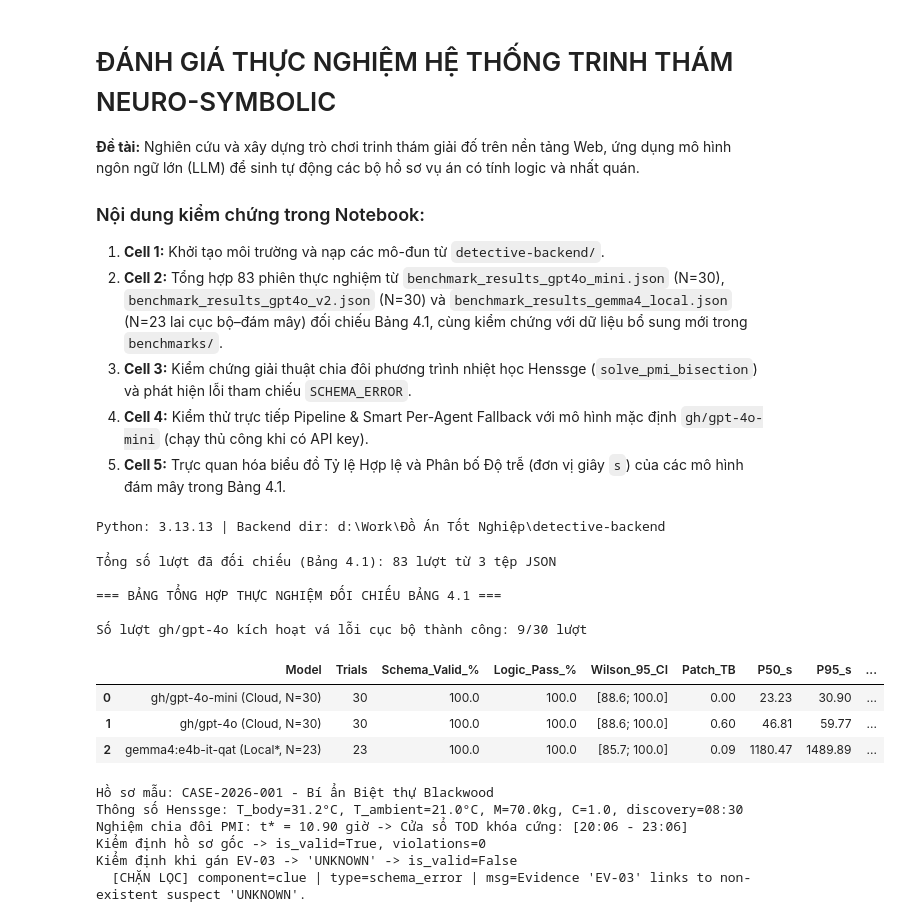
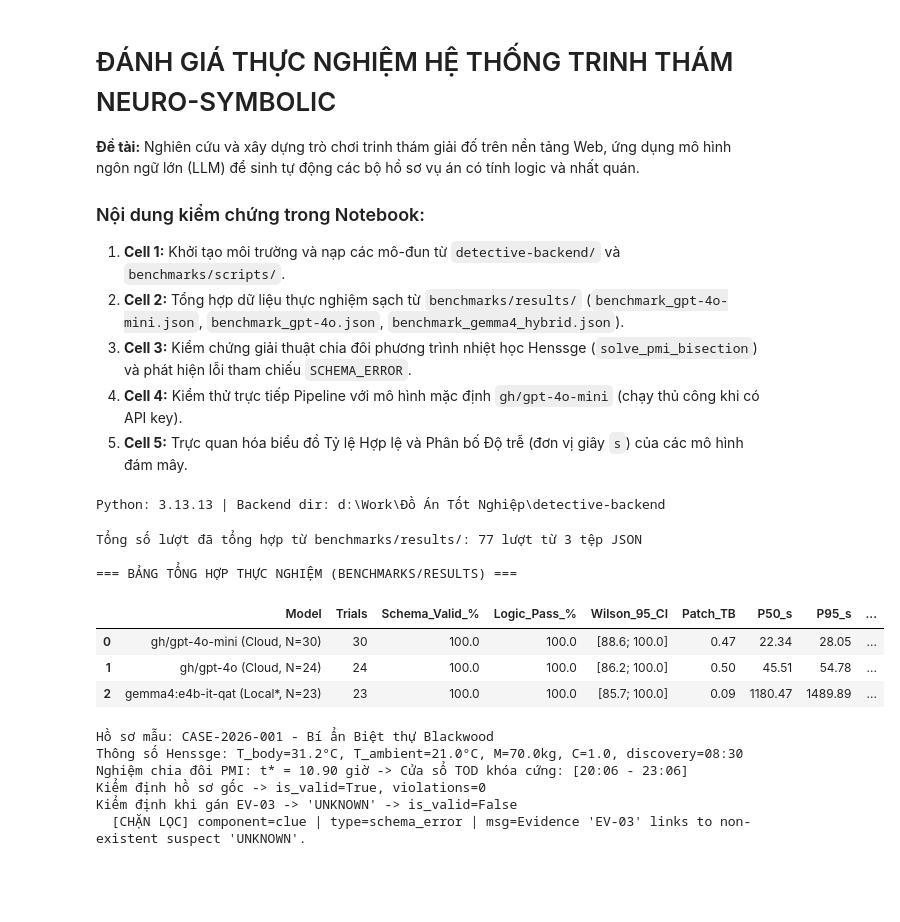
Before and after one commit to NNgocCongAnh/graduation-project, a Jupyter notebook: benchmark_evaluation.ipynb, the cells around one changed output. Cells and saved outputs as stored; diff of their text form; code cells hidden in the pictures; blank space fills up the shorter version.

```diff
--- a/benchmark_evaluation.ipynb
+++ b/benchmark_evaluation.ipynb
@@ -4,11 +4,11 @@
 **Đề tài:** Nghiên cứu và xây dựng trò chơi trinh thám giải đố trên nền tảng Web, ứng dụng mô hình ngôn ngữ lớn (LLM) để sinh tự động các bộ hồ sơ vụ án có tính logic và nhất quán.
 
 ### Nội dung kiểm chứng trong Notebook:
-1. **Cell 1:** Khởi tạo môi trường và nạp các mô-đun từ `detective-backend/`.
-2. **Cell 2:** Tổng hợp 83 phiên thực nghiệm từ `benchmark_results_gpt4o_mini.json` (N=30), `benchmark_results_gpt4o_v2.json` (N=30) và `benchmark_results_gemma4_local.json` (N=23 lai cục bộ–đám mây) đối chiếu Bảng 4.1, cùng kiểm chứng với dữ liệu bổ sung mới trong `benchmarks/`.
+1. **Cell 1:** Khởi tạo môi trường và nạp các mô-đun từ `detective-backend/` và `benchmarks/scripts/`.
+2. **Cell 2:** Tổng hợp dữ liệu thực nghiệm sạch từ `benchmarks/results/` (`benchmark_gpt-4o-mini.json`, `benchmark_gpt-4o.json`, `benchmark_gemma4_hybrid.json`).
 3. **Cell 3:** Kiểm chứng giải thuật chia đôi phương trình nhiệt học Henssge (`solve_pmi_bisection`) và phát hiện lỗi tham chiếu `SCHEMA_ERROR`.
-4. **Cell 4:** Kiểm thử trực tiếp Pipeline & Smart Per-Agent Fallback với mô hình mặc định `gh/gpt-4o-mini` (chạy thủ công khi có API key).
-5. **Cell 5:** Trực quan hóa biểu đồ Tỷ lệ Hợp lệ và Phân bố Độ trễ (đơn vị giây `s`) của các mô hình đám mây trong Bảng 4.1.
+4. **Cell 4:** Kiểm thử trực tiếp Pipeline với mô hình mặc định `gh/gpt-4o-mini` (chạy thủ công khi có API key).
+5. **Cell 5:** Trực quan hóa biểu đồ Tỷ lệ Hợp lệ và Phân bố Độ trễ (đơn vị giây `s`) của các mô hình đám mây.
 # %%
 import os
 import sys
@@ -20,11 +20,14 @@ import pandas as pd
 import matplotlib.pyplot as plt
 import numpy as np
 
-# Gắn đường dẫn tới thư mục backend để chạy trực tiếp từ thư mục gốc
+# Gắn đường dẫn tới detective-backend và benchmarks/scripts để chạy từ thư mục gốc
 ROOT_DIR = os.path.abspath(".")
 BACKEND_DIR = os.path.join(ROOT_DIR, "detective-backend") if os.path.isdir(os.path.join(ROOT_DIR, "detective-backend")) else ROOT_DIR
-if BACKEND_DIR not in sys.path:
-    sys.path.insert(0, BACKEND_DIR)
+SCRIPTS_DIR = os.path.join(ROOT_DIR, "benchmarks", "scripts")
+RESULTS_DIR = os.path.join(ROOT_DIR, "benchmarks", "results")
+for _p in (BACKEND_DIR, SCRIPTS_DIR):
+    if _p not in sys.path:
+        sys.path.insert(0, _p)
 
 import agents
 from models import CaseDossier
@@ -41,7 +44,7 @@ print(f"Python: {sys.version.split()[0]} | Backend dir: {BACKEND_DIR}")
 # %% [output]
 Python: 3.13.13 | Backend dir: d:\Work\Đồ Án Tốt Nghiệp\detective-backend
 # %%
-# Tổng hợp kết quả thực nghiệm từ các tệp JSON thô đối chiếu Bảng 4.1
+# Tổng hợp kết quả thực nghiệm từ thư mục benchmarks/results/
 import math
 
 def wilson_ci_95(k: int, n: int, z: float = 1.96):
@@ -54,51 +57,46 @@ def wilson_ci_95(k: int, n: int, z: float = 1.96):
     return (round(100.0 * (center - half), 1), round(100.0 * min(1.0, center + half), 1))
 
 datasets = [
-    ("gh/gpt-4o-mini (Cloud, N=30)", "benchmark_results_gpt4o_mini.json"),
-    ("gh/gpt-4o (Cloud, N=30)", "benchmark_results_gpt4o_v2.json"),
-    ("gemma4:e4b-it-qat (Local*, N=23)", "benchmark_results_gemma4_local.json"),
+    ("gh/gpt-4o-mini (Cloud, N=30)", "benchmark_gpt-4o-mini.json"),
+    ("gh/gpt-4o (Cloud, N=24)", "benchmark_gpt-4o.json"),
+    ("gemma4:e4b-it-qat (Local*, N=23)", "benchmark_gemma4_hybrid.json"),
 ]
 
 summary_rows = []
 all_records = []
 for label, fname in datasets:
-    fpath = os.path.join(BACKEND_DIR, fname)
+    fpath = os.path.join(RESULTS_DIR, fname)
     with open(fpath, "r", encoding="utf-8") as f:
         trials = json.load(f)
     all_records.extend(trials)
     n = len(trials)
     lat = [r["latency_sec"] for r in trials]
     n_schema = sum(bool(r["json_valid"]) for r in trials)
     n_logic = sum(bool(r["logic_valid"]) for r in trials)
     ci_lo, ci_hi = wilson_ci_95(n_logic, n)
     summary_rows.append({
         "Model": label,
         "Trials": n,
         "Schema_Valid_%": round(100.0 * n_schema / n, 1),
         "Logic_Pass_%": round(100.0 * n_logic / n, 1),
         "Wilson_95_CI": f"[{ci_lo}; {ci_hi}]",
         "Patch_TB": round(sum(r.get("patch_retries", 0) for r in trials) / n, 2),
         "P50_s": round(float(np.percentile(lat, 50)), 2),
         "P95_s": round(float(np.percentile(lat, 95)), 2),
         "Crucial/Herring": f"{np.mean([r['crucial_clues_count'] for r in trials]):.1f} / {np.mean([r['red_herrings_count'] for r in trials]):.1f}",
     })
 
 df_summary = pd.DataFrame(summary_rows)
-print(f"Tổng số lượt đã đối chiếu (Bảng 4.1): {len(all_records)} lượt từ {len(datasets)} tệp JSON\n")
-print("=== BẢNG TỔNG HỢP THỰC NGHIỆM ĐỐI CHIẾU BẢNG 4.1 ===")
+print(f"Tổng số lượt đã tổng hợp từ benchmarks/results/: {len(all_records)} lượt từ {len(datasets)} tệp JSON\n")
+print("=== BẢNG TỔNG HỢP THỰC NGHIỆM (BENCHMARKS/RESULTS) ===")
 display(df_summary)
-
-patched_4o = [r for r in json.load(open(os.path.join(BACKEND_DIR, 'benchmark_results_gpt4o_v2.json'), encoding='utf-8')) if r.get('patch_retries', 0) > 0]
-print(f"\nSố lượt gh/gpt-4o kích hoạt vá lỗi cục bộ thành công: {len(patched_4o)}/30 lượt")
 # %% [output]
-Tổng số lượt đã đối chiếu (Bảng 4.1): 83 lượt từ 3 tệp JSON
+Tổng số lượt đã tổng hợp từ benchmarks/results/: 77 lượt từ 3 tệp JSON
 
-=== BẢNG TỔNG HỢP THỰC NGHIỆM ĐỐI CHIẾU BẢNG 4.1 ===
-
-Số lượt gh/gpt-4o kích hoạt vá lỗi cục bộ thành công: 9/30 lượt
+=== BẢNG TỔNG HỢP THỰC NGHIỆM (BENCHMARKS/RESULTS) ===
 |  | Model | Trials | Schema_Valid_% | Logic_Pass_% | Wilson_95_CI | Patch_TB | P50_s | P95_s | ... |
-| 0 | gh/gpt-4o-mini (Cloud, N=30) | 30 | 100.0 | 100.0 | [88.6; 100.0] | 0.00 | 23.23 | 30.90 | ... |
-| 1 | gh/gpt-4o (Cloud, N=30) | 30 | 100.0 | 100.0 | [88.6; 100.0] | 0.60 | 46.81 | 59.77 | ... |
+| 0 | gh/gpt-4o-mini (Cloud, N=30) | 30 | 100.0 | 100.0 | [88.6; 100.0] | 0.47 | 22.34 | 28.05 | ... |
+| 1 | gh/gpt-4o (Cloud, N=24) | 24 | 100.0 | 100.0 | [86.2; 100.0] | 0.50 | 45.51 | 54.78 | ... |
 | 2 | gemma4:e4b-it-qat (Local*, N=23) | 23 | 100.0 | 100.0 | [85.7; 100.0] | 0.09 | 1180.47 | 1489.89 | ... |
 # %%
 # Kiểm chứng Bộ giải chia đôi phương trình nhiệt học Henssge và Bộ kiểm định đồ thị hai phía
```
Also changed, not shown: parts of 1 cell of this notebook, 34 other files.
